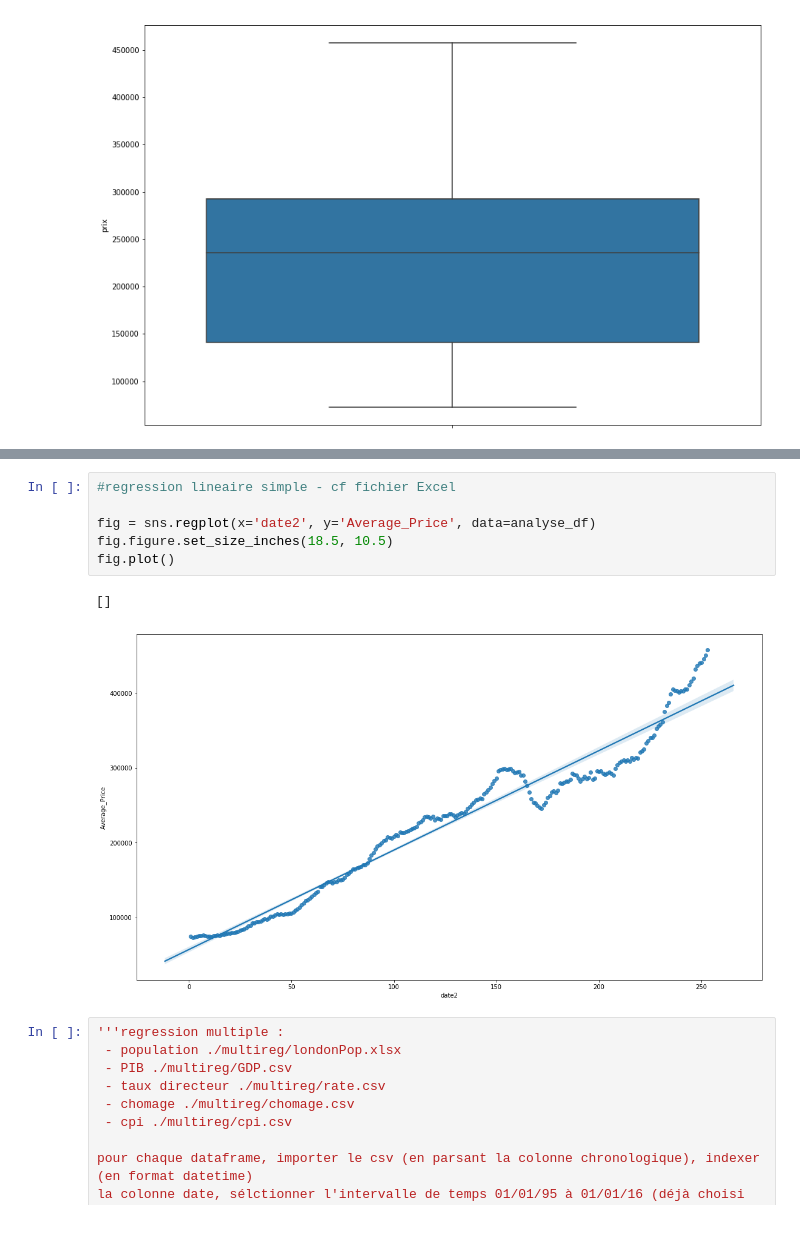
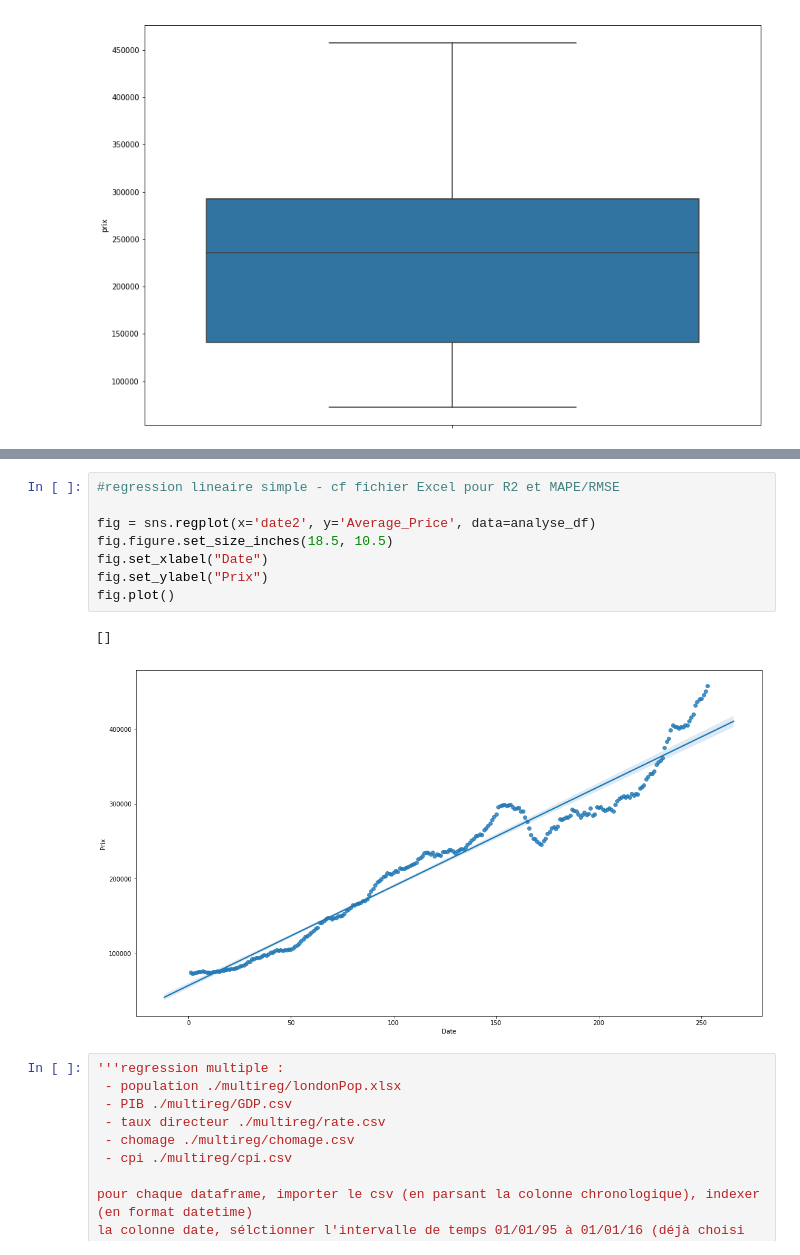
Before and after one commit to anonz322/London, a Jupyter notebook: nb-UK.ipynb, the cells around one changed output, grey strips where cells are left out. Cells and saved outputs as stored; diff of their text form.

```diff
--- a/nb-UK.ipynb
+++ b/nb-UK.ipynb
@@ -154,12 +164,14 @@ analyse_df.insert(analyse_df.shape[1],'date2', analyse_df.index.value_counts().s
 # %%
-#regression lineaire simple - cf fichier Excel
+#regression lineaire simple - cf fichier Excel pour R2 et MAPE/RMSE
 
 fig = sns.regplot(x='date2', y='Average_Price', data=analyse_df)
 fig.figure.set_size_inches(18.5, 10.5)
+fig.set_xlabel("Date")
+fig.set_ylabel("Prix")
 fig.plot()
 # %% [output]
 []
-[figure, old version]
+[figure, new version]
 # %%
 '''regression multiple :
  - population ./multireg/londonPop.xlsx
```
Also changed, not shown: parts of 35 cells of this notebook.
